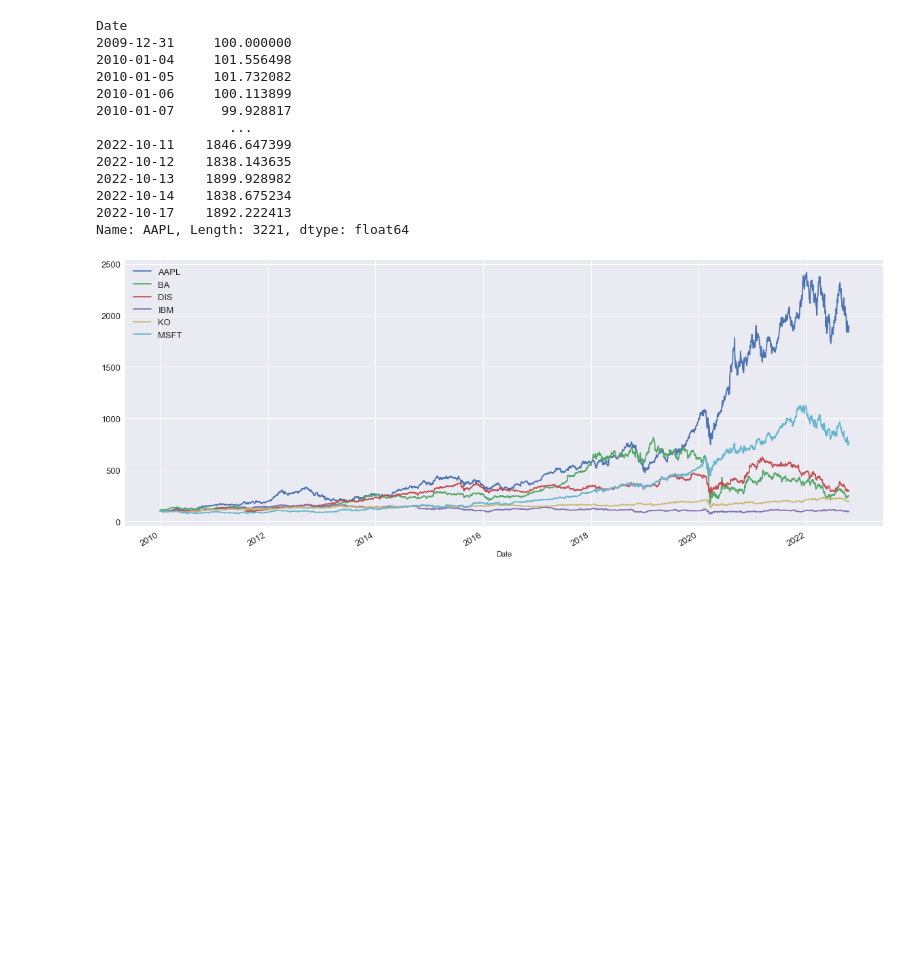
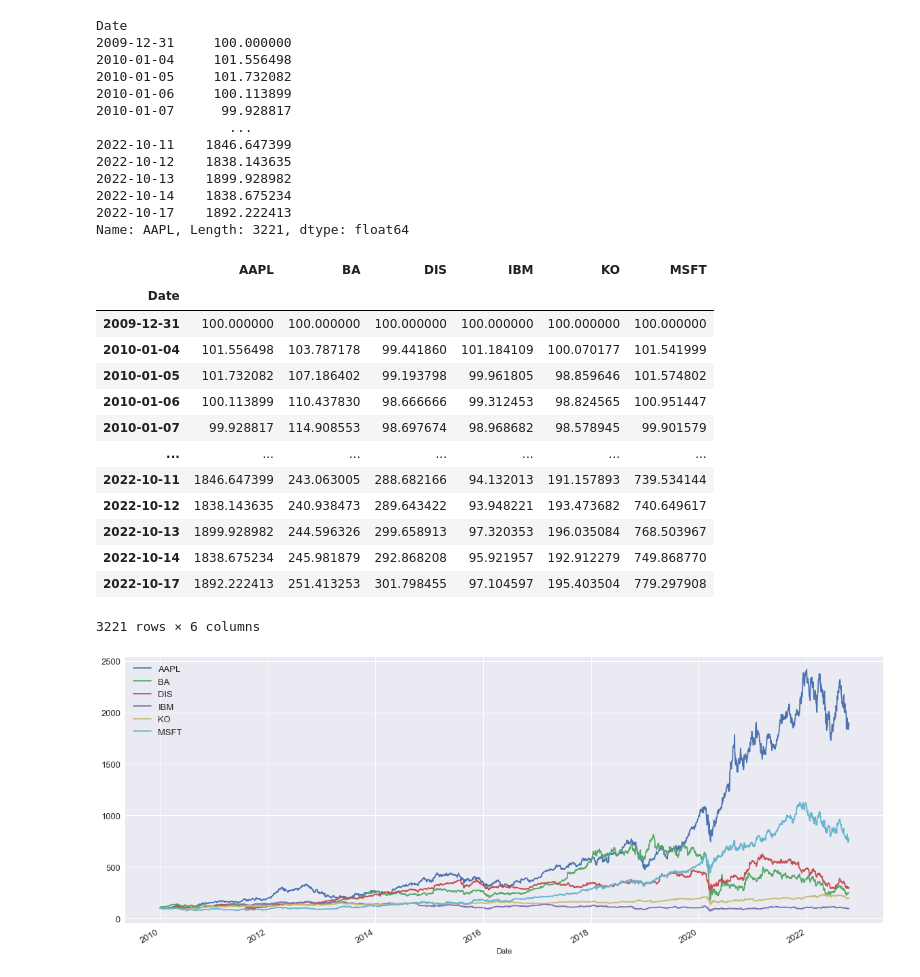
Before and after one commit to lincolnmuriithi11/Stock_Analysis-, a Jupyter notebook: Financial Analysis/initial_visualization.ipynb, the cells around one changed output. Saved outputs shown, nothing was run; the diff lists cells and outputs as text; code cells hidden in the pictures; blank space fills up the shorter version.

```diff
--- a/Financial Analysis/initial_visualization.ipynb
+++ b/Financial Analysis/initial_visualization.ipynb
@@ -133,4 +133,21 @@ Name: AAPL, Length: 3221, dtype: float64
 # %%
 # normalizing all the first close prices
 norm_pricing = close.div(close.iloc[0]).mul(100)
+# %%
+norm_pricing
+# %% [output]
+|  | AAPL | BA | DIS | IBM | KO | MSFT |
+| Date |  |  |  |  |  |  |
+| 2009-12-31 | 100.000000 | 100.000000 | 100.000000 | 100.000000 | 100.000000 | 100.000000 |
+| 2010-01-04 | 101.556498 | 103.787178 | 99.441860 | 101.184109 | 100.070177 | 101.541999 |
+| 2010-01-05 | 101.732082 | 107.186402 | 99.193798 | 99.961805 | 98.859646 | 101.574802 |
+| 2010-01-06 | 100.113899 | 110.437830 | 98.666666 | 99.312453 | 98.824565 | 100.951447 |
+| 2010-01-07 | 99.928817 | 114.908553 | 98.697674 | 98.968682 | 98.578945 | 99.901579 |
+| ... | ... | ... | ... | ... | ... | ... |
+| 2022-10-11 | 1846.647399 | 243.063005 | 288.682166 | 94.132013 | 191.157893 | 739.534144 |
+| 2022-10-12 | 1838.143635 | 240.938473 | 289.643422 | 93.948221 | 193.473682 | 740.649617 |
+| 2022-10-13 | 1899.928982 | 244.596326 | 299.658913 | 97.320353 | 196.035084 | 768.503967 |
+| 2022-10-14 | 1838.675234 | 245.981879 | 292.868208 | 95.921957 | 192.912279 | 749.868770 |
+| 2022-10-17 | 1892.222413 | 251.413253 | 301.798455 | 97.104597 | 195.403504 | 779.297908 |
+3221 rows × 6 columns
 # %%
```
Also changed, not shown: parts of 22 cells of this notebook.
